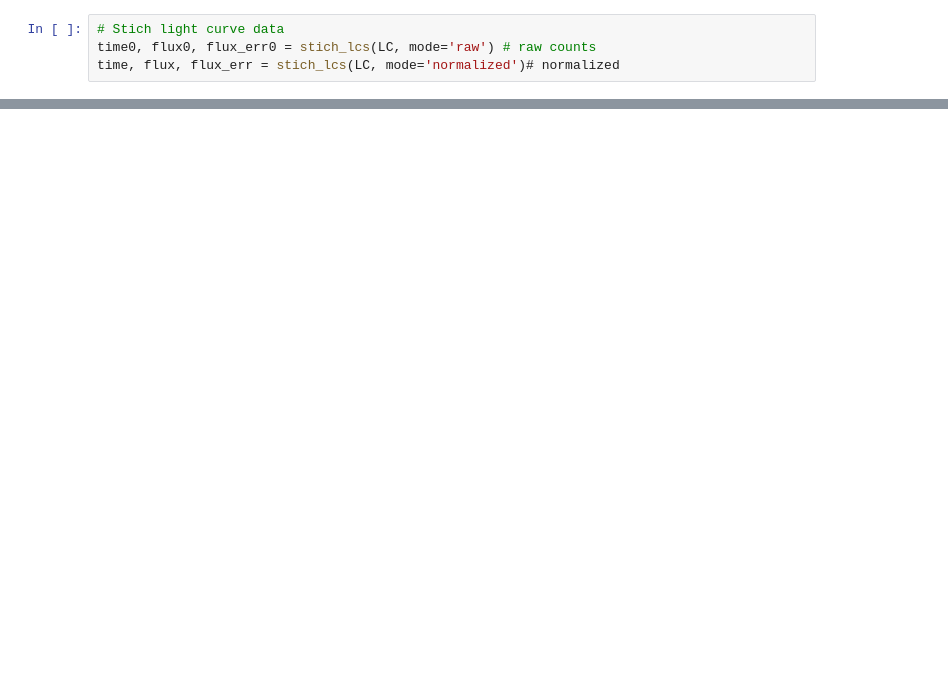
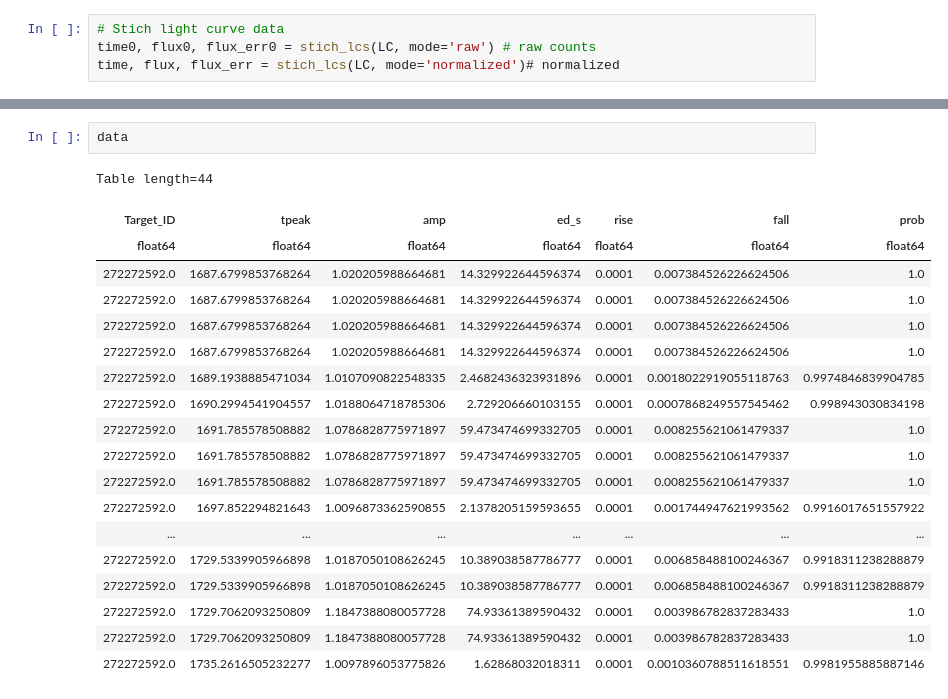
Before and after one commit to AndyTza/flarates, a Jupyter notebook: tutorials/Tutorial - Flare Rates with Stella and Lightkurve.ipynb, the cells around one changed output, grey strips where cells are left out. Drawn from its saved outputs; the diff is of its cells as text; blank space fills up the shorter version.

```diff
--- a/tutorials/Tutorial - Flare Rates with Stella and Lightkurve.ipynb
+++ b/tutorials/Tutorial - Flare Rates with Stella and Lightkurve.ipynb
@@ -78,0 +117,22 @@ plt.plot(time, flux)
+# %%
+data
+# %% [output]
+Table length=44
+| Target_ID | tpeak | amp | ed_s | rise | fall | prob |
+| float64 | float64 | float64 | float64 | float64 | float64 | float64 |
+| 272272592.0 | 1687.6799853768264 | 1.020205988664681 | 14.329922644596374 | 0.0001 | 0.007384526226624506 | 1.0 |
+| 272272592.0 | 1687.6799853768264 | 1.020205988664681 | 14.329922644596374 | 0.0001 | 0.007384526226624506 | 1.0 |
+| 272272592.0 | 1687.6799853768264 | 1.020205988664681 | 14.329922644596374 | 0.0001 | 0.007384526226624506 | 1.0 |
+| 272272592.0 | 1687.6799853768264 | 1.020205988664681 | 14.329922644596374 | 0.0001 | 0.007384526226624506 | 1.0 |
+| 272272592.0 | 1689.1938885471034 | 1.0107090822548335 | 2.4682436323931896 | 0.0001 | 0.0018022919055118763 | 0.9974846839904785 |
+| 272272592.0 | 1690.2994541904557 | 1.0188064718785306 | 2.729206660103155 | 0.0001 | 0.0007868249557545462 | 0.998943030834198 |
+| 272272592.0 | 1691.785578508882 | 1.0786828775971897 | 59.473474699332705 | 0.0001 | 0.008255621061479337 | 1.0 |
+| 272272592.0 | 1691.785578508882 | 1.0786828775971897 | 59.473474699332705 | 0.0001 | 0.008255621061479337 | 1.0 |
+| 272272592.0 | 1691.785578508882 | 1.0786828775971897 | 59.473474699332705 | 0.0001 | 0.008255621061479337 | 1.0 |
+| 272272592.0 | 1697.852294821643 | 1.0096873362590855 | 2.1378205159593655 | 0.0001 | 0.001744947621993562 | 0.9916017651557922 |
+| ... | ... | ... | ... | ... | ... | ... |
+| 272272592.0 | 1729.5339905966898 | 1.0187050108626245 | 10.389038587786777 | 0.0001 | 0.006858488100246367 | 0.9918311238288879 |
+| 272272592.0 | 1729.5339905966898 | 1.0187050108626245 | 10.389038587786777 | 0.0001 | 0.006858488100246367 | 0.9918311238288879 |
+| 272272592.0 | 1729.7062093250809 | 1.1847388080057728 | 74.93361389590432 | 0.0001 | 0.003986782837283433 | 1.0 |
+| 272272592.0 | 1729.7062093250809 | 1.1847388080057728 | 74.93361389590432 | 0.0001 | 0.003986782837283433 | 1.0 |
+| 272272592.0 | 1735.2616505232277 | 1.0097896053775826 | 1.62868032018311 | 0.0001 | 0.0010360788511618551 | 0.9981955885887146 |
```
Also changed, not shown: parts of 21 cells of this notebook.
